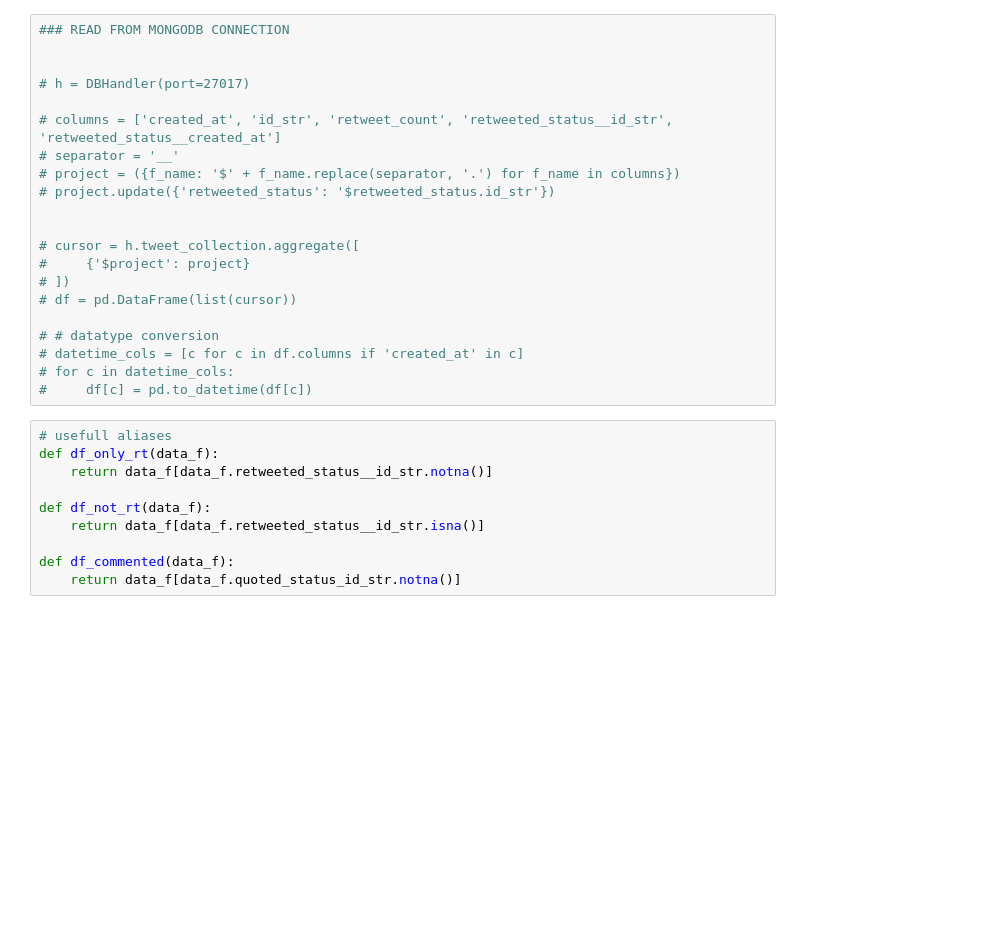
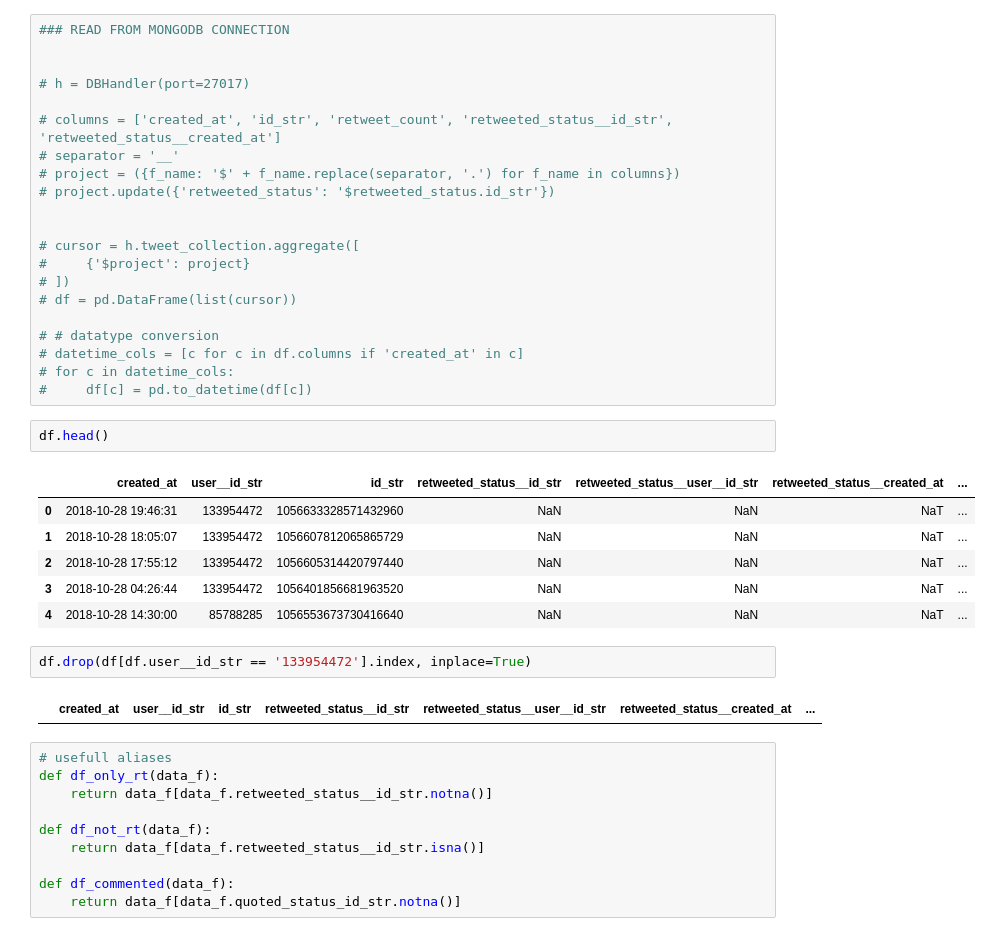
Before and after one commit to emeriles/sna-famaf, a Jupyter notebook: notebook/Exploratory_corrected_Full2.ipynb, the cells around one changed output. Saved outputs shown, nothing was run; the diff lists cells and outputs as text; blank space fills up the shorter version.

```diff
--- a/notebook/Exploratory_corrected_Full2.ipynb
+++ b/notebook/Exploratory_corrected_Full2.ipynb
@@ -50,6 +50,19 @@ df.rename(columns=lambda x: x.replace('.', '__'), inplace=True)
 # datetime_cols = [c for c in df.columns if 'created_at' in c]
 # for c in datetime_cols:
 #     df[c] = pd.to_datetime(df[c])
+# %%
+df.head()
+# %% [output]
+|  | created_at | user__id_str | id_str | retweeted_status__id_str | retweeted_status__user__id_str | retweeted_status__created_at | ... |
+| 0 | 2018-10-28 19:46:31 | 133954472 | 1056633328571432960 | NaN | NaN | NaT | ... |
+| 1 | 2018-10-28 18:05:07 | 133954472 | 1056607812065865729 | NaN | NaN | NaT | ... |
+| 2 | 2018-10-28 17:55:12 | 133954472 | 1056605314420797440 | NaN | NaN | NaT | ... |
+| 3 | 2018-10-28 04:26:44 | 133954472 | 1056401856681963520 | NaN | NaN | NaT | ... |
+| 4 | 2018-10-28 14:30:00 | 85788285 | 1056553673730416640 | NaN | NaN | NaT | ... |
+# %%
+df.drop(df[df.user__id_str == '133954472'].index, inplace=True)
+# %% [output]
+|  | created_at | user__id_str | id_str | retweeted_status__id_str | retweeted_status__user__id_str | retweeted_status__created_at | ... |
 # %%
 # usefull aliases
 def df_only_rt(data_f):
```
Also changed, not shown: parts of 5 cells of this notebook, 2 other files.
